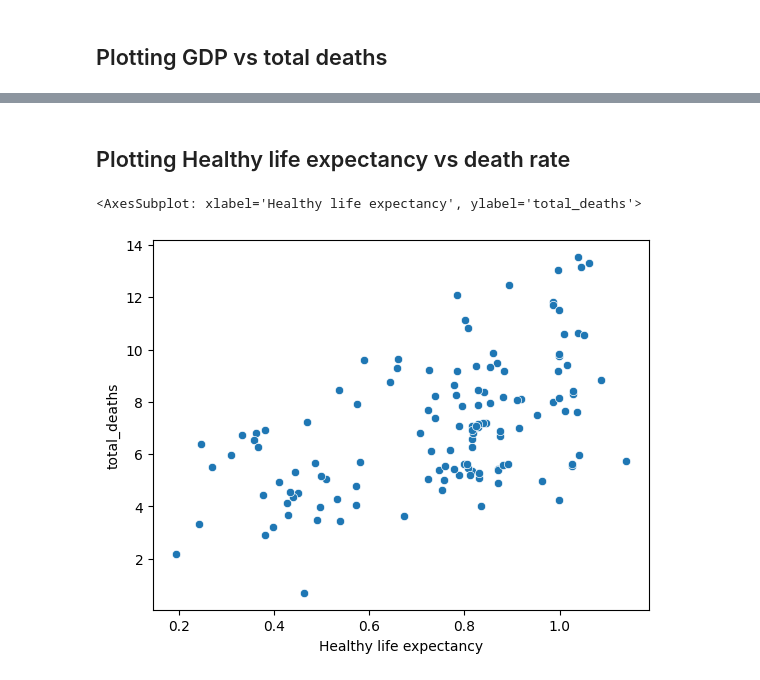
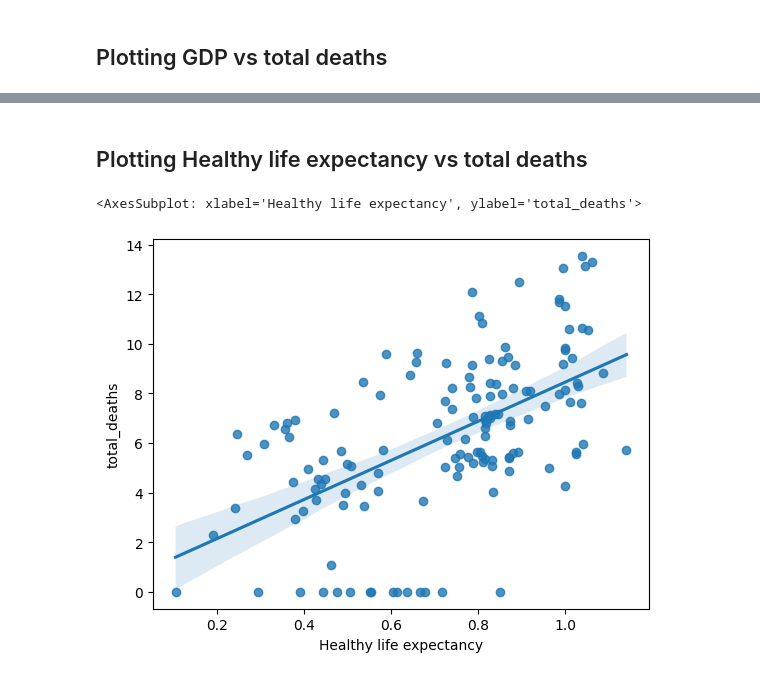
Before and after one commit to ChristopherIanPeck/covid-19-analysis, a Jupyter notebook: covid-19-data-analysis-using-python.ipynb, the cells around one changed output, grey strips where cells are left out. Drawn from its saved outputs; the diff is of its cells as text; code cells hidden in the pictures.

Commit message:
Kaggle Notebook | Covid-19 Data Analysis using Python | Version 9

```diff
--- a/covid-19-data-analysis-using-python.ipynb
+++ b/covid-19-data-analysis-using-python.ipynb
@@ -481,2 +483,6 @@ data_deaths.head()
+# %%
+shifted_deaths = data_deaths["total_deaths"] - data_deaths["total_deaths"].min() + 1
+# %%
+log_transformed_deaths = np.log(shifted_deaths)
 # %% [markdown]
 ## Plotting GDP vs total deaths
@@ -499,7 +511,7 @@ sns.scatterplot(x="Social support", y=np.log(data_deaths["total_deaths"]), data=
 # %% [markdown]
-## Plotting Healthy life expectancy vs death rate
+## Plotting Healthy life expectancy vs total deaths
 # %%
-sns.scatterplot(x="Healthy life expectancy", y=np.log(data_deaths["total_deaths"]), data=data)
+sns.regplot(x="Healthy life expectancy", y=log_transformed_deaths, data=data_deaths)
 # %% [output]
 <AxesSubplot: xlabel='Healthy life expectancy', ylabel='total_deaths'>
-[figure, old version]
+[figure, new version]
```
Also changed, not shown: parts of 12 cells of this notebook.
